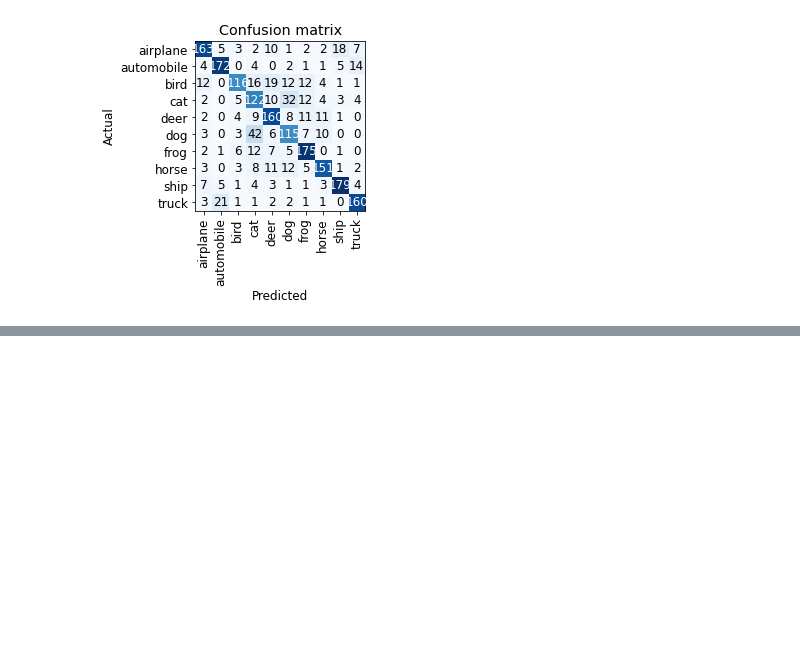
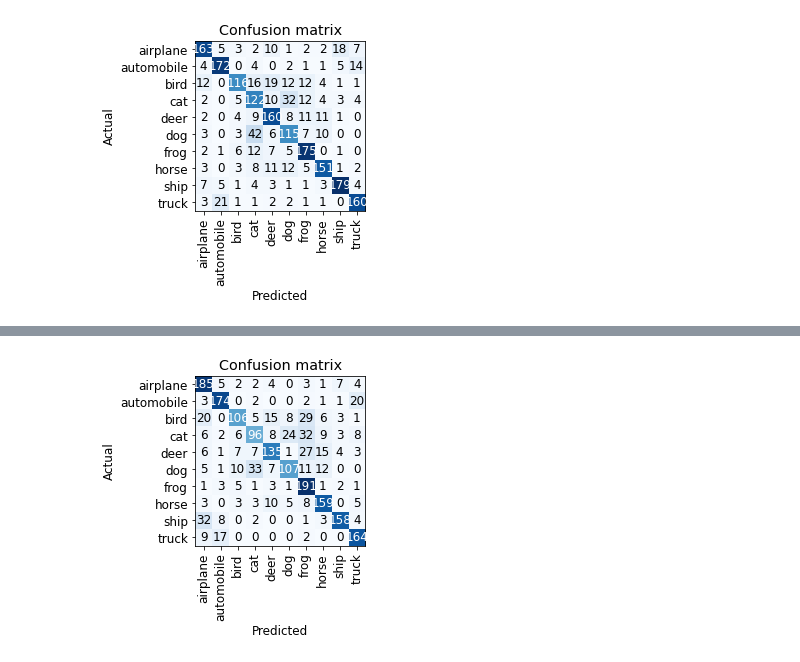
Before and after one commit to PacktPublishing/Deep-Learning-with-fastai-Cookbook, a Jupyter notebook: ch8/training_with_image_datasets_datablock.ipynb, the cells around one changed output, grey strips where cells are left out. Cells and saved outputs as stored; diff of their text form; code cells hidden in the pictures; blank space fills up the shorter version.

```diff
--- a/ch8/training_with_image_datasets_datablock.ipynb
+++ b/ch8/training_with_image_datasets_datablock.ipynb
@@ -7,6 +7,7 @@ Walkthrough of how to train a deep learning model in fastai with a curated image
 import fastbook
 from fastbook import *
 from fastai.vision.all import *
+modifier = 'jun7_2021'
 # %%
 # set up the notebook for fast.ai
 fastbook.setup_book()
@@ -327,3 +335,12 @@ interp_test.plot_confusion_matrix()
 # %% [output]
 [interactive output not drawn]
 [figure]
+# %%
+# define a model for the augmented model
+learn_augment_test = cnn_learner(dls_test, resnet18,
+                    loss_func=LabelSmoothingCrossEntropy(),
+                    metrics=accuracy)
+# %%
+# point the model's path to where the weights were saved and load the weights for the model trained with augmented data
+learn_augment_test.path = Path('/notebooks/temp/models')
+learn_augment_test.load('cifar_save_augment_'+modifier)
@@ -329,0 +354,5 @@ interp_test.plot_confusion_matrix()
+# %%
+# show confusion matrix for the test dataset
+interp_augment_test = ClassificationInterpretation.from_learner(learn_augment_test)
+interp_augment_test.plot_confusion_matrix()
+# %% [output]
@@ -329,0 +360 @@ interp_test.plot_confusion_matrix()
+[figure, added]
```
Also changed, not shown: parts of 23 cells of this notebook.
